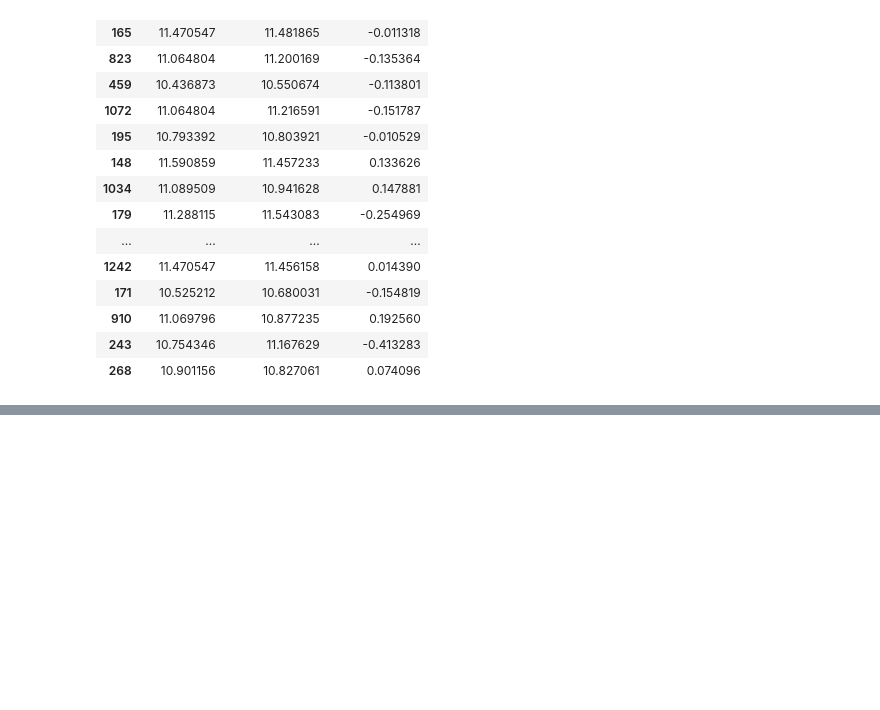
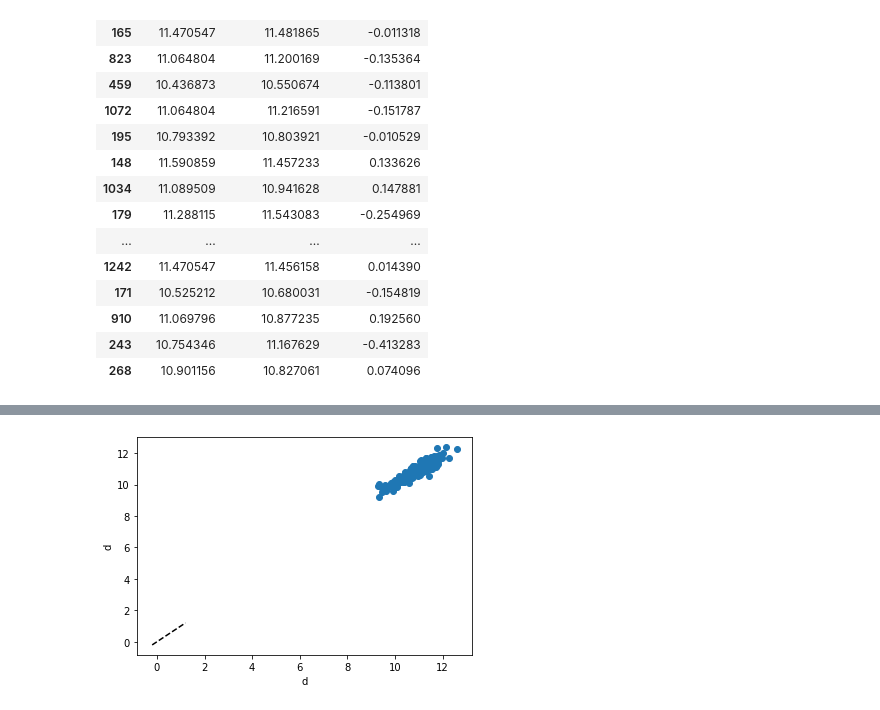
Before and after one commit to MDilankaN/ML_Assignment2_IT19121048_IT19086408_IT19099514_IT19104690, a Jupyter notebook: machine-learning-assignment2.ipynb, the cells around one changed output, grey strips where cells are left out. Drawn from its saved outputs; the diff is of its cells as text; code cells hidden in the pictures; blank space fills up the shorter version.

```diff
--- a/machine-learning-assignment2.ipynb
+++ b/machine-learning-assignment2.ipynb
@@ -331,0 +342,12 @@ df_py[0:20]
+# %%
+x = np.random.random(120) * 0.21 + 0.24
+y = np.random.random(120) * 1.4 - 0.2
+
+
+plt.scatter(y_test, y_pred, cmap='viridis')
+plt.xlabel( "d" )
+plt.ylabel( "d" )
+plt.plot( [-.2,1.2], [-.2,1.2], linestyle='--', color='k' )
+plt.show()
+# %% [output]
+[figure, added]
```
Also changed, not shown: parts of 3 cells of this notebook.
